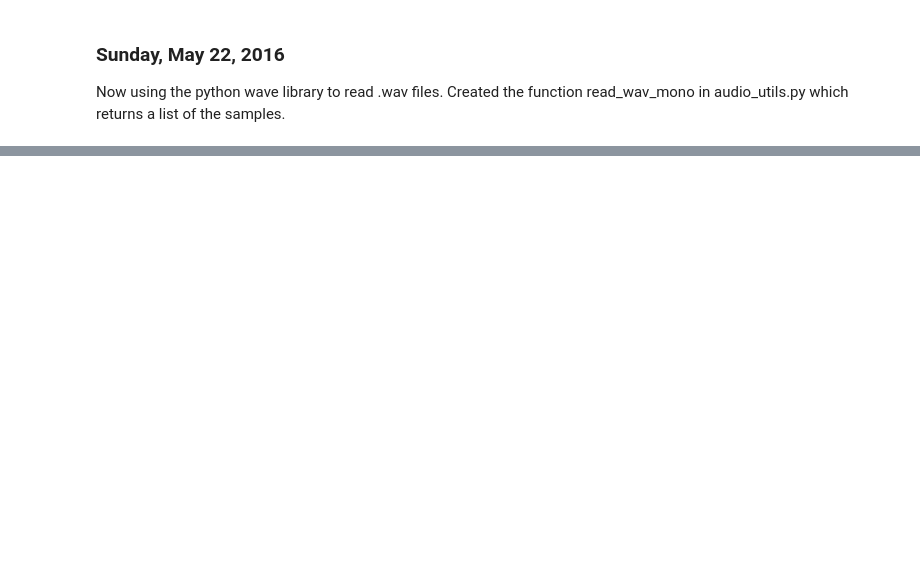
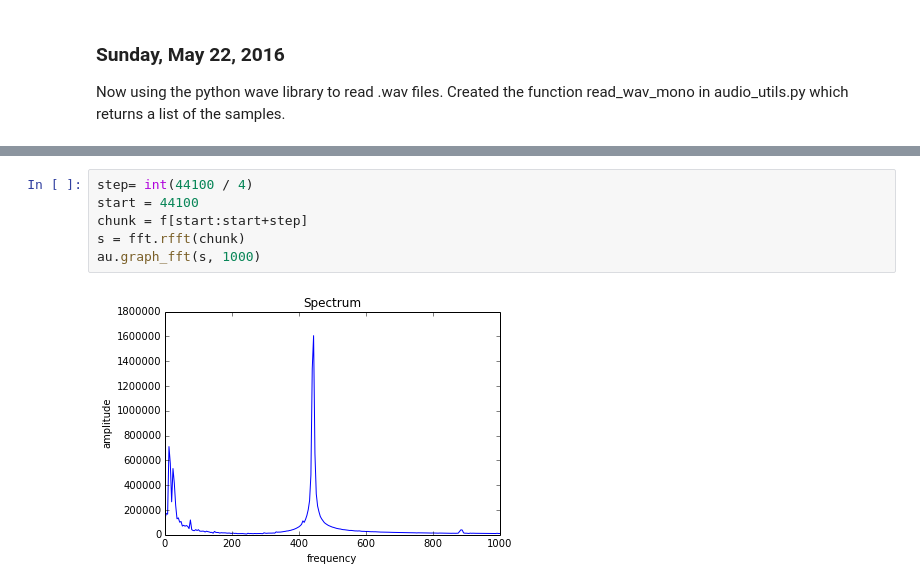
Before and after one commit to bertschingert/cs328-final, a Jupyter notebook: CS328-Final-Lab-Notebook.ipynb, the cells around one changed output, grey strips where cells are left out. Saved outputs shown, nothing was run; the diff lists cells and outputs as text; blank space fills up the shorter version.

```diff
--- a/CS328-Final-Lab-Notebook.ipynb
+++ b/CS328-Final-Lab-Notebook.ipynb
@@ -91,0 +82,8 @@ au.graph_signal(f[:5000])
+# %%
+step= int(44100 / 4)
+start = 44100
+chunk = f[start:start+step]
+s = fft.rfft(chunk)
+au.graph_fft(s, 1000)
+# %% [output]
+[figure, added]
```
Also changed, not shown: parts of 9 cells of this notebook, 2 other files.
